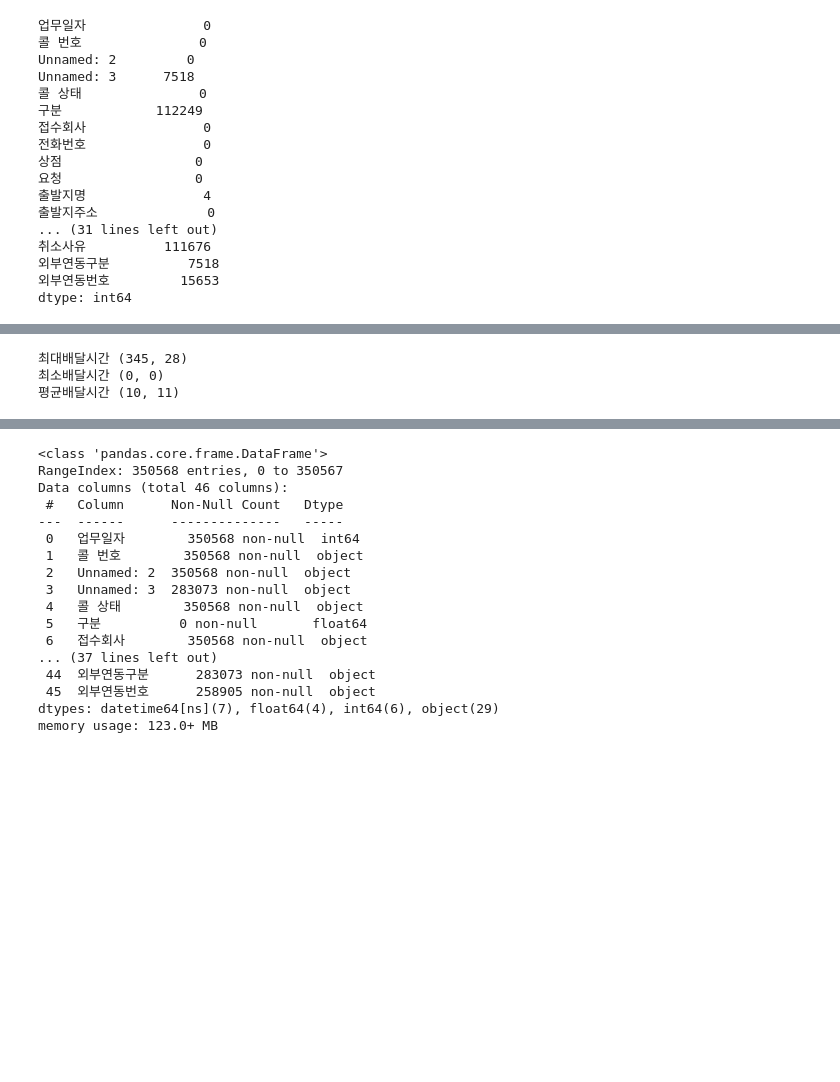
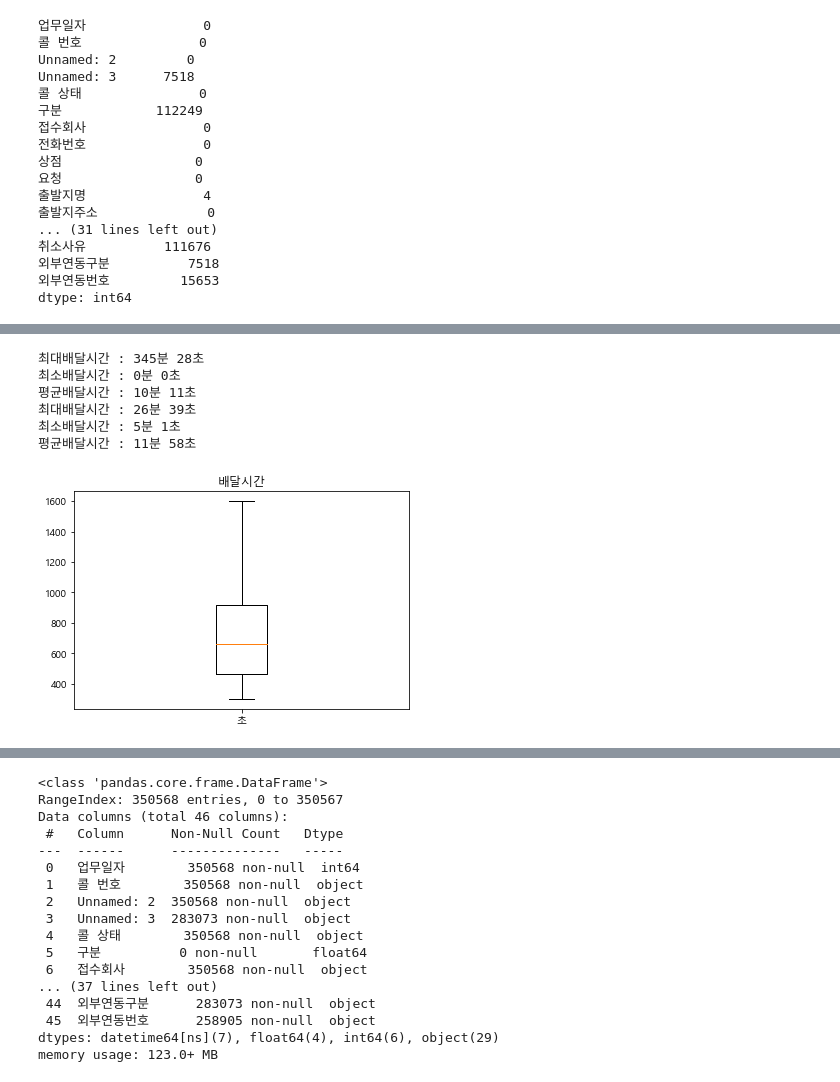
Before and after one commit to ethan528/BBS_Optimal_Position, a Jupyter notebook: EDA.ipynb, the cells around one changed output, grey strips where cells are left out. Saved outputs shown, nothing was run; the diff lists cells and outputs as text; code cells hidden in the pictures; blank space fills up the shorter version.

```diff
--- a/EDA.ipynb
+++ b/EDA.ipynb
@@ -83,32 +109,53 @@ df.corr()
 # %%
 from datetime import datetime
 import math
 
 def trans_second(list1, list2):
     second = []
 
     for li1, li2 in zip(list1, list2):
-        if li1 is not None and li2 is not None:
-            tmp = li1 - li2
-            second.append(tmp.seconds)
+        tmp = li1 - li2
+        second.append(tmp.seconds)
 
     return [x for x in second if math.isnan(x) == False]
 
 def trans_time(second):
     m = second // 60
     s = second % 60
     time = int(m), int(s)
 
     return time
 
-second = trans_second(df['완료'], df['픽업'])
-print('최대배달시간', trans_time(max(second)))
-print('최소배달시간', trans_time(min(second)))
-print('평균배달시간', trans_time(sum(second)/len(second)))
+second = trans_second(df1['완료'], df1['픽업'])
+max_time = trans_time(max(second))
+min_time = trans_time(min(second))
+avg_time = trans_time(sum(second)/len(second))
+
+print(f'최대배달시간 : {max_time[0]}분 {max_time[1]}초')
+print(f'최소배달시간 : {min_time[0]}분 {min_time[1]}초')
+print(f'평균배달시간 : {avg_time[0]}분 {avg_time[1]}초')
+
+second1 = [i for i in second if 300 < i < 1600]
+max_time = trans_time(max(second1))
+min_time = trans_time(min(second1))
+avg_time = trans_time(sum(second1)/len(second1))
+
+print(f'최대배달시간 : {max_time[0]}분 {max_time[1]}초')
+print(f'최소배달시간 : {min_time[0]}분 {min_time[1]}초')
+print(f'평균배달시간 : {avg_time[0]}분 {avg_time[1]}초')
+
+plt.boxplot(second1)
+plt.title('배달시간')
+plt.xticks([1], ['초'])
+plt.show()
 # %% [output]
-최대배달시간 (345, 28)
-최소배달시간 (0, 0)
-평균배달시간 (10, 11)
+최대배달시간 : 345분 28초
+최소배달시간 : 0분 0초
+평균배달시간 : 10분 11초
+최대배달시간 : 26분 39초
+최소배달시간 : 5분 1초
+평균배달시간 : 11분 58초
+[figure, added]
 # %%
 df = pd.read_excel(
     './delivery/20년 7월_ 21년 6월 수도권제2본부.xlsx')
```
Also changed, not shown: parts of 9 cells of this notebook.
